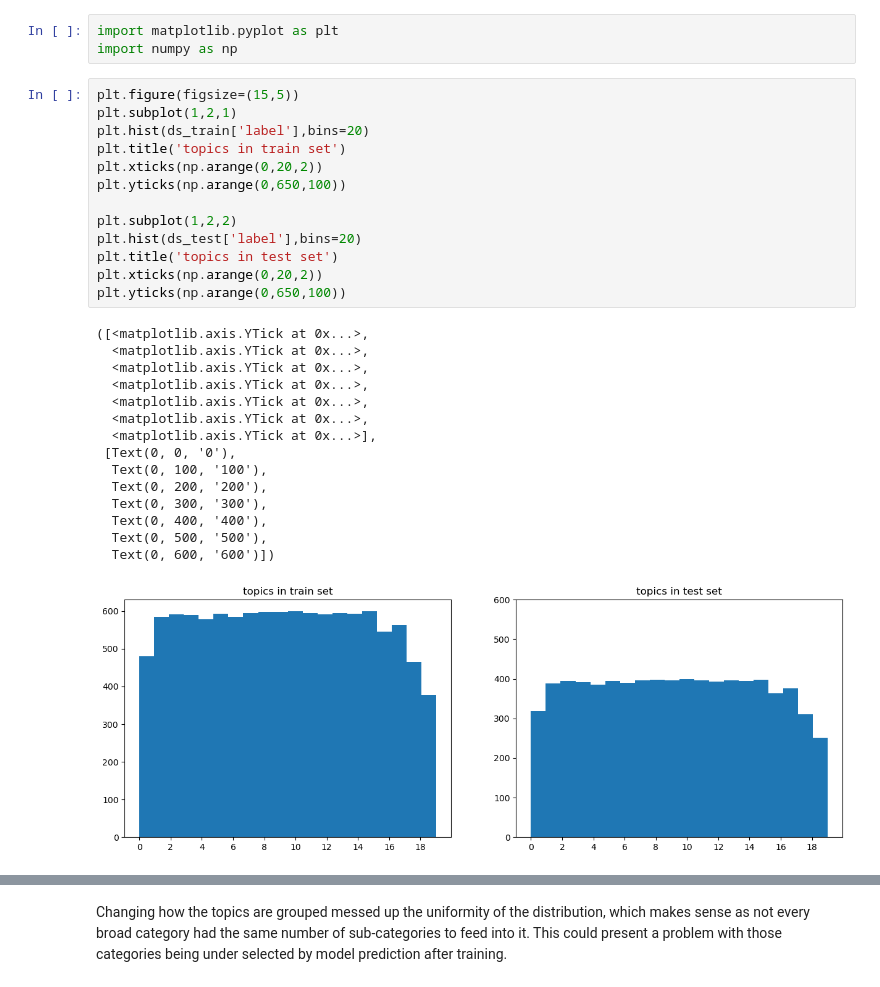
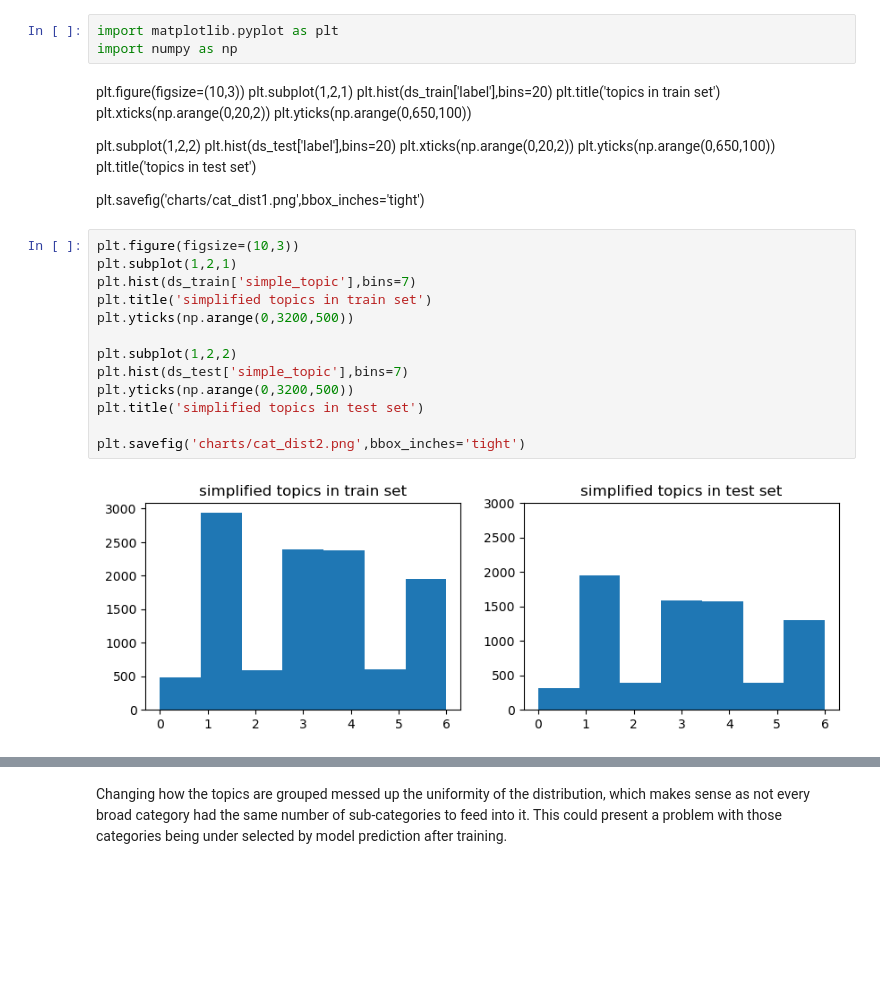
Before and after one commit to MeghanBarritt/llm-project, a Jupyter notebook: notebooks/1-preprocessing.ipynb, the cells around one changed output, grey strips where cells are left out. Cells and saved outputs as stored; diff of their text form; blank space fills up the shorter version.

```diff
--- a/notebooks/1-preprocessing.ipynb
+++ b/notebooks/1-preprocessing.ipynb
@@ -166,32 +166,33 @@ display(ds_test.head(2))
 # %%
 import matplotlib.pyplot as plt
 import numpy as np
+# %% [markdown]
+plt.figure(figsize=(10,3))
+plt.subplot(1,2,1)
+plt.hist(ds_train['label'],bins=20)
+plt.title('topics in train set')
+plt.xticks(np.arange(0,20,2))
+plt.yticks(np.arange(0,650,100))
+
+plt.subplot(1,2,2)
+plt.hist(ds_test['label'],bins=20)
+plt.xticks(np.arange(0,20,2))
+plt.yticks(np.arange(0,650,100))
+plt.title('topics in test set')
+
+plt.savefig('charts/cat_dist1.png',bbox_inches='tight')
 # %%
-plt.figure(figsize=(15,5))
+plt.figure(figsize=(10,3))
 plt.subplot(1,2,1)
-plt.hist(ds_train['label'],bins=20)
-plt.title('topics in train set')
-plt.xticks(np.arange(0,20,2))
-plt.yticks(np.arange(0,650,100))
+plt.hist(ds_train['simple_topic'],bins=7)
+plt.title('simplified topics in train set')
+plt.yticks(np.arange(0,3200,500))
 
 plt.subplot(1,2,2)
-plt.hist(ds_test['label'],bins=20)
-plt.title('topics in test set')
-plt.xticks(np.arange(0,20,2))
-plt.yticks(np.arange(0,650,100))
+plt.hist(ds_test['simple_topic'],bins=7)
+plt.yticks(np.arange(0,3200,500))
+plt.title('simplified topics in test set')
+
+plt.savefig('charts/cat_dist2.png',bbox_inches='tight')
 # %% [output]
-([<matplotlib.axis.YTick at 0x...>,
-  <matplotlib.axis.YTick at 0x...>,
-  <matplotlib.axis.YTick at 0x...>,
-  <matplotlib.axis.YTick at 0x...>,
-  <matplotlib.axis.YTick at 0x...>,
-  <matplotlib.axis.YTick at 0x...>,
-  <matplotlib.axis.YTick at 0x...>],
- [Text(0, 0, '0'),
-  Text(0, 100, '100'),
-  Text(0, 200, '200'),
-  Text(0, 300, '300'),
-  Text(0, 400, '400'),
-  Text(0, 500, '500'),
-  Text(0, 600, '600')])
-[figure, old version]
+[figure, new version]
```
Also changed, not shown: parts of 1 cell of this notebook, 3 other files.
